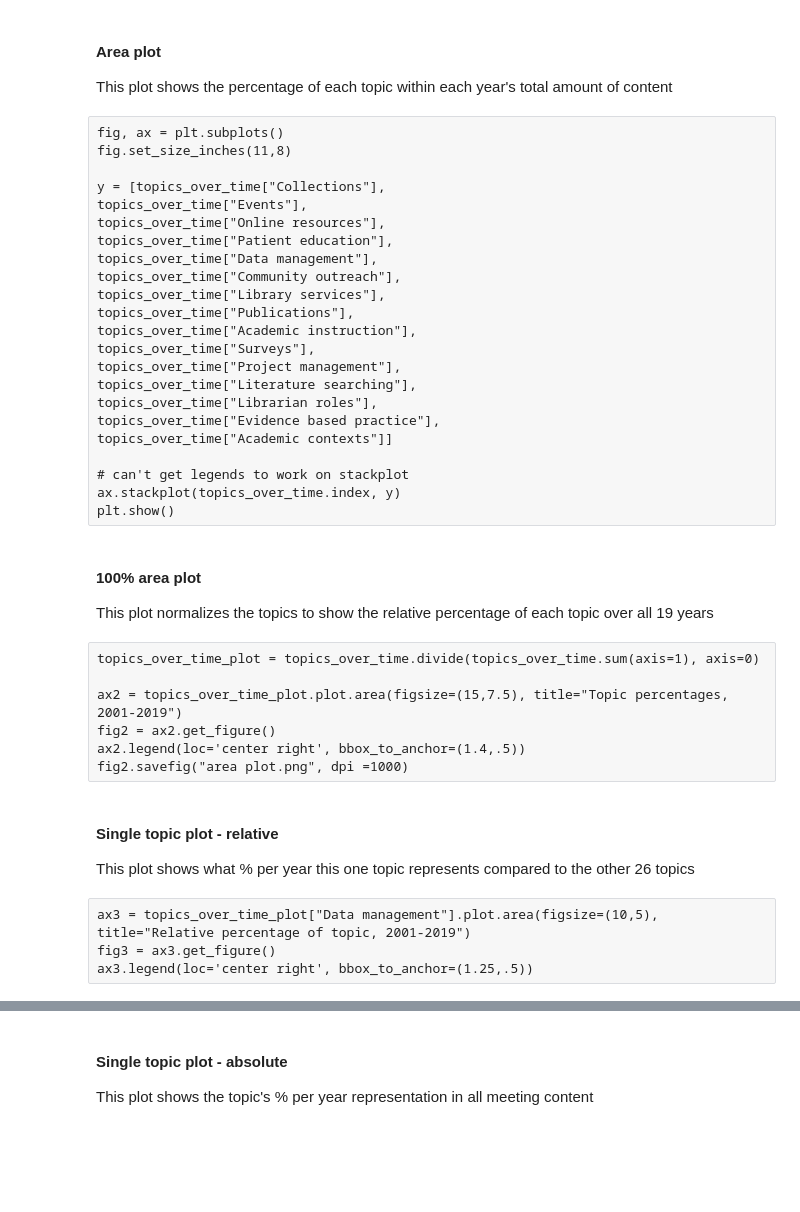
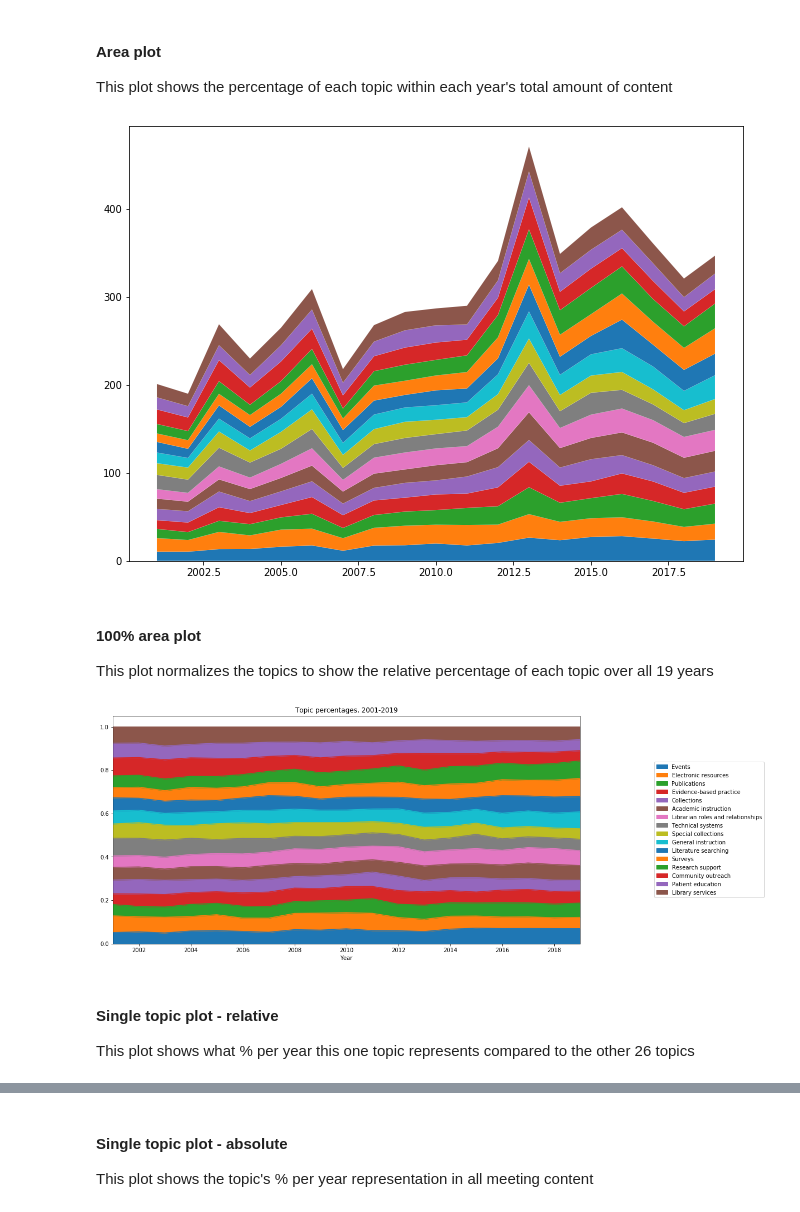
Before and after one commit to bethanymyers/mla, a Jupyter notebook: MLA LDA.ipynb, the cells around one changed output, grey strips where cells are left out. Cells and saved outputs as stored; diff of their text form; code cells hidden in the pictures; blank space fills up the shorter version.

```diff
--- a/MLA LDA.ipynb
+++ b/MLA LDA.ipynb
@@ -411,45 +412,47 @@ display(topics_over_time)
 #### Area plot
 
 This plot shows the percentage of each topic within each year's total amount of content
-# %% [raw]
-fig, ax = plt.subplots()
-fig.set_size_inches(11,8)
-
-y = [topics_over_time["Collections"],
-topics_over_time["Events"],
-topics_over_time["Online resources"],
-topics_over_time["Patient education"],
-topics_over_time["Data management"],
-topics_over_time["Community outreach"],
-topics_over_time["Library services"],
-topics_over_time["Publications"],
-topics_over_time["Academic instruction"],
-topics_over_time["Surveys"],
-topics_over_time["Project management"],
-topics_over_time["Literature searching"],
-topics_over_time["Librarian roles"],
-topics_over_time["Evidence based practice"],
-topics_over_time["Academic contexts"]]
-
-# can't get legends to work on stackplot
-ax.stackplot(topics_over_time.index, y)
-plt.show()
+# %%
+fig, ax = plt.subplots()
+fig.set_size_inches(11,8)
+
+y = [topics_over_time["Events"],
+topics_over_time["Electronic resources"],
+topics_over_time["Publications"],
+topics_over_time["Evidence-based practice"],
+topics_over_time["Collections"],
+topics_over_time["Academic instruction"],
+topics_over_time["Librarian roles and relationships"],
+topics_over_time["Technical systems"],
+topics_over_time["Special collections"],
+topics_over_time["General instruction"],
+topics_over_time["Literature searching"],
+topics_over_time["Surveys"],
+topics_over_time["Research support"],
+topics_over_time["Community outreach"],
+topics_over_time["Patient education"],
+topics_over_time["Library services"],
+    ]
+
+# can't get legends to work on stackplot
+ax.stackplot(topics_over_time.index, y)
+plt.show()
+# %% [output]
+[figure, added]
 # %% [markdown]
 #### 100% area plot
 
 This plot normalizes the topics to show the relative percentage of each topic over all 19 years
-# %% [raw]
-topics_over_time_plot = topics_over_time.divide(topics_over_time.sum(axis=1), axis=0)
-
-ax2 = topics_over_time_plot.plot.area(figsize=(15,7.5), title="Topic percentages, 2001-2019")
-fig2 = ax2.get_figure()
-ax2.legend(loc='center right', bbox_to_anchor=(1.4,.5))
-fig2.savefig("area plot.png", dpi =1000)
+# %%
+topics_over_time_plot = topics_over_time.divide(topics_over_time.sum(axis=1), axis=0)
+
+ax2 = topics_over_time_plot.plot.area(figsize=(15,7.5), title="Topic percentages, 2001-2019")
+fig2 = ax2.get_figure()
+ax2.legend(loc='center right', bbox_to_anchor=(1.4,.5))
+fig2.savefig("area plot.png", dpi =1000)
+# %% [output]
+[figure, added]
 # %% [markdown]
 #### Single topic plot - relative
 
 This plot shows what % per year this one topic represents compared to the other 26 topics
-# %% [raw]
-ax3 = topics_over_time_plot["Data management"].plot.area(figsize=(10,5), title="Relative percentage of topic, 2001-2019")
-fig3 = ax3.get_figure()
-ax3.legend(loc='center right', bbox_to_anchor=(1.25,.5))
```
Also changed, not shown: parts of 24 cells of this notebook, 2 other files.
